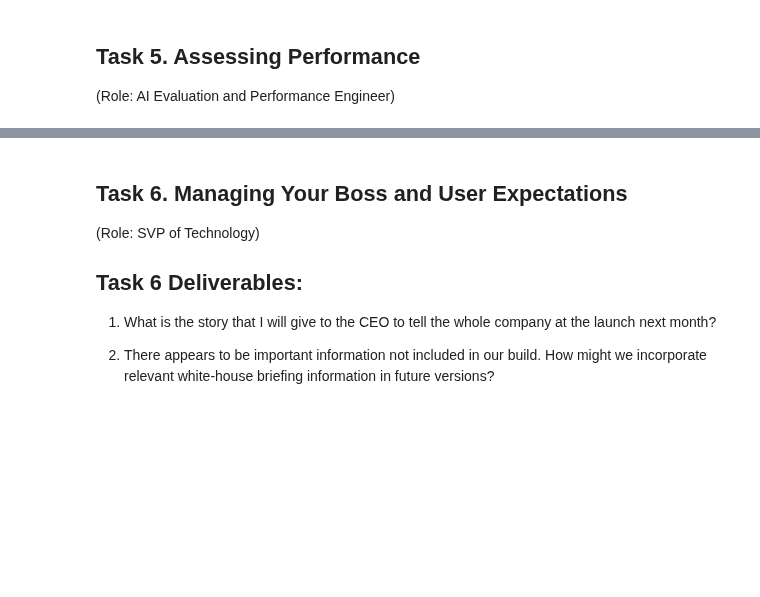
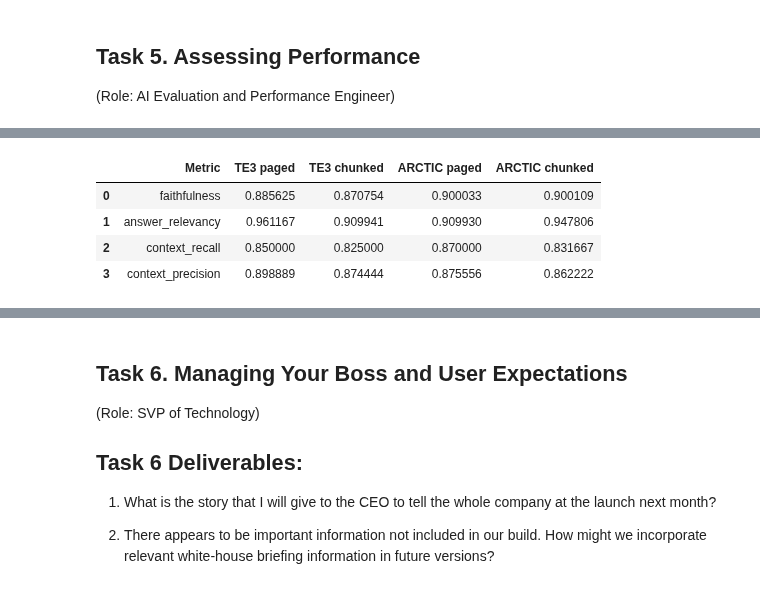
Before and after one commit to mdean77a/AIE4, a Jupyter notebook: Midterm/MidtermChallenge.ipynb, the cells around one changed output, grey strips where cells are left out. Cells and saved outputs as stored; diff of their text form; code cells hidden in the pictures; blank space fills up the shorter version.

```diff
--- a/Midterm/MidtermChallenge.ipynb
+++ b/Midterm/MidtermChallenge.ipynb
@@ -326,0 +346,36 @@ I selected Snowflake/snowflake-arctic-embed-m because it improved dramatically i
+# %%
+## HERE ARE OUR RETRIEVERS
+
+te3_page_split_retriever = page_split_vectorstore.as_retriever()
+arctic_page_split_retriever = arctic_page_split_vectorstore.as_retriever()
+te3_chunk_split_retriever = chunk_split_vectorstore.as_retriever()
+arctic_chunk_split_retriever = arctic_chunk_split_vectorstore.as_retriever()
+
+## HERE ARE OUR RETRIEVAL CHAINS
+
+te3_chunk_split_chain = (
+    {"context": itemgetter("question") | te3_chunk_split_retriever, "question": itemgetter("question")}
+    | RunnablePassthrough.assign(context=itemgetter("context"))
+    | {"response": rag_prompt | llm, "context": itemgetter("context")}
+)
+te3_page_split_chain = (
+    {"context": itemgetter("question") | te3_page_split_retriever, "question": itemgetter("question")}
+    | RunnablePassthrough.assign(context=itemgetter("context"))
+    | {"response": rag_prompt | llm, "context": itemgetter("context")}
+)
+arctic_chunk_split_chain = (
+    {"context": itemgetter("question") | arctic_chunk_split_retriever, "question": itemgetter("question")}
+    | RunnablePassthrough.assign(context=itemgetter("context"))
+    | {"response": rag_prompt | llm, "context": itemgetter("context")}
+)
+arctic_page_split_chain = (
+    {"context": itemgetter("question") | arctic_page_split_retriever, "question": itemgetter("question")}
+    | RunnablePassthrough.assign(context=itemgetter("context"))
+    | {"response": rag_prompt | llm, "context": itemgetter("context")}
+)
+# %%
+### NOW RUN OUR EVALUATIONS!
+te3_chunk_results = evaluateRAGAS.evaluateRAGAS(te3_chunk_split_chain, test_questions, test_groundtruths)
+te3_page_results = evaluateRAGAS.evaluateRAGAS(te3_page_split_chain, test_questions, test_groundtruths)
+arctic_chunk_results = evaluateRAGAS.evaluateRAGAS(arctic_chunk_split_chain, test_questions, test_groundtruths)
+arctic_page_results = evaluateRAGAS.evaluateRAGAS(arctic_page_split_chain, test_questions, test_groundtruths)
@@ -326,0 +387,15 @@ I selected Snowflake/snowflake-arctic-embed-m because it improved dramatically i
+# %%
+# Make a table of results!
+df_te3_paged = pd.DataFrame(list(te3_page_results.items()), columns=['Metric', "TE3 paged"])
+df_te3_chunked = pd.DataFrame(list(te3_chunk_results.items()), columns=['Metric', 'TE3 chunked'])
+df_arctic_paged = pd.DataFrame(list(arctic_page_results.items()), columns=['Metric', 'ARCTIC paged'])
+df_arctic_chunked = pd.DataFrame(list(arctic_chunk_results.items()), columns=['Metric', 'ARCTIC chunked'])
+df_merged = df_te3_paged.merge(df_te3_chunked, on='Metric').merge(df_arctic_paged, on='Metric').merge(df_arctic_chunked, on='Metric')
+
+df_merged
+# %% [output]
+|  | Metric | TE3 paged | TE3 chunked | ARCTIC paged | ARCTIC chunked |
+| 0 | faithfulness | 0.885625 | 0.870754 | 0.900033 | 0.900109 |
+| 1 | answer_relevancy | 0.961167 | 0.909941 | 0.909930 | 0.947806 |
+| 2 | context_recall | 0.850000 | 0.825000 | 0.870000 | 0.831667 |
+| 3 | context_precision | 0.898889 | 0.874444 | 0.875556 | 0.862222 |
```
Also changed, not shown: parts of 15 cells of this notebook, 1 other file.
